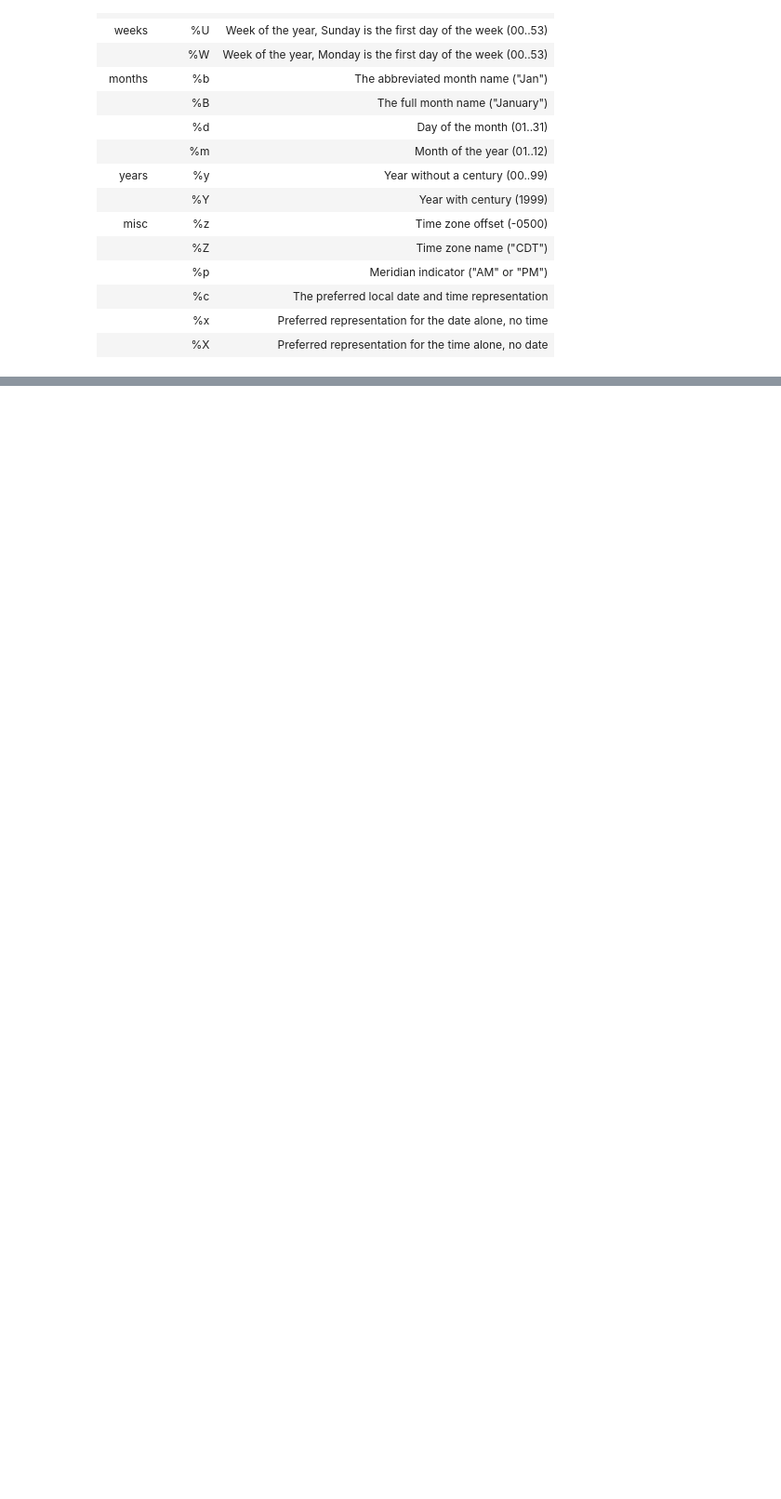
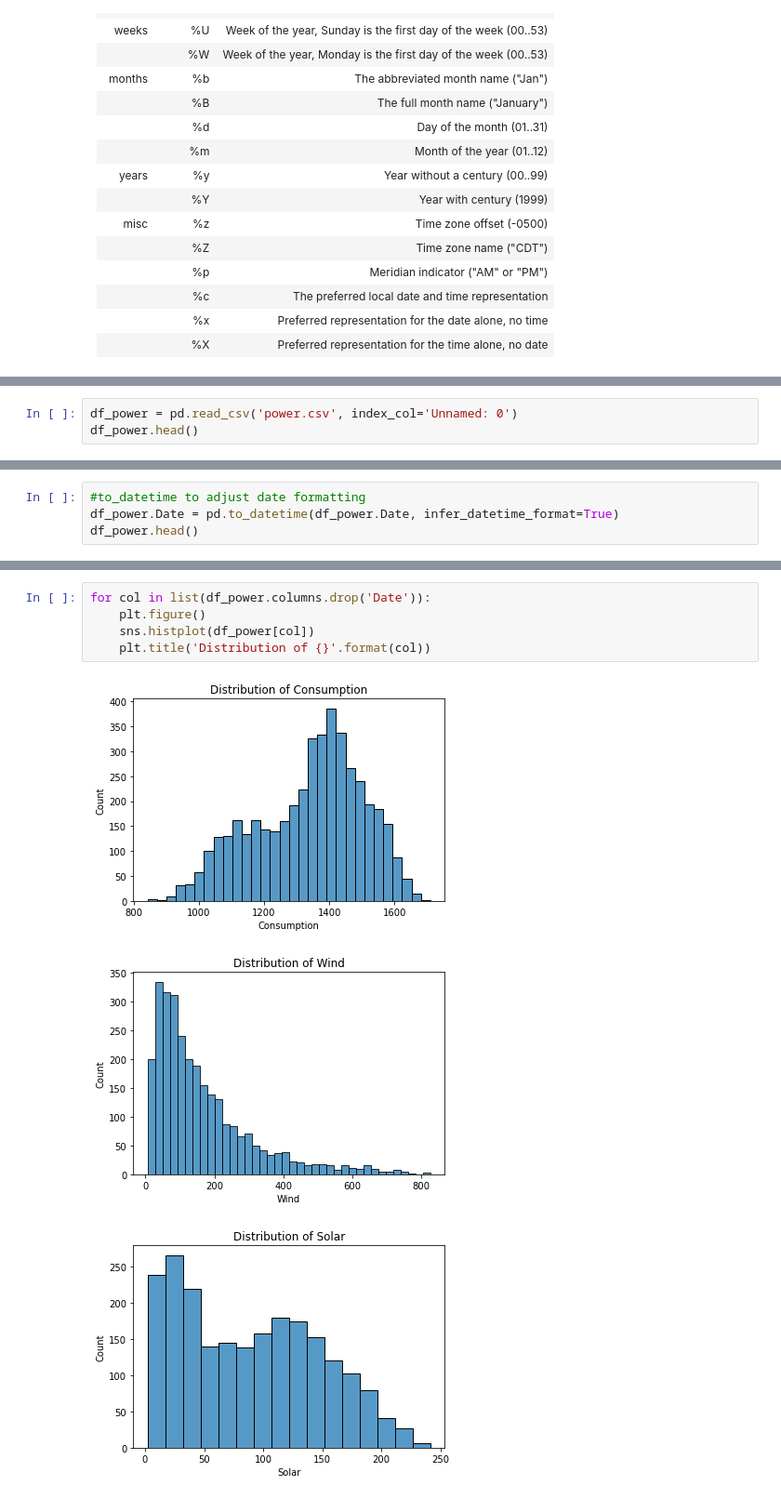
Before and after one commit to tim-keriazes/time-series-exercises, a Jupyter notebook: data_preparation_exercises.ipynb, the cells around one changed output, grey strips where cells are left out. Shown: that part at 93% size. Drawn from its saved outputs; the diff is of its cells as text; blank space fills up the shorter version.

```diff
--- a/data_preparation_exercises.ipynb
+++ b/data_preparation_exercises.ipynb
@@ -27,0 +138,3 @@
+# %%
+df_power = pd.read_csv('power.csv', index_col='Unnamed: 0')
+df_power.head()
@@ -27,0 +148,4 @@
+# %%
+#to_datetime to adjust date formatting
+df_power.Date = pd.to_datetime(df_power.Date, infer_datetime_format=True)
+df_power.head()
@@ -27,0 +163,9 @@
+# %%
+for col in list(df_power.columns.drop('Date')):
+    plt.figure()
+    sns.histplot(df_power[col])
+    plt.title('Distribution of {}'.format(col))
+# %% [output]
+[figure, added]
+[figure, added]
+[figure, added]
```
Also changed, not shown: parts of 30 cells of this notebook.
